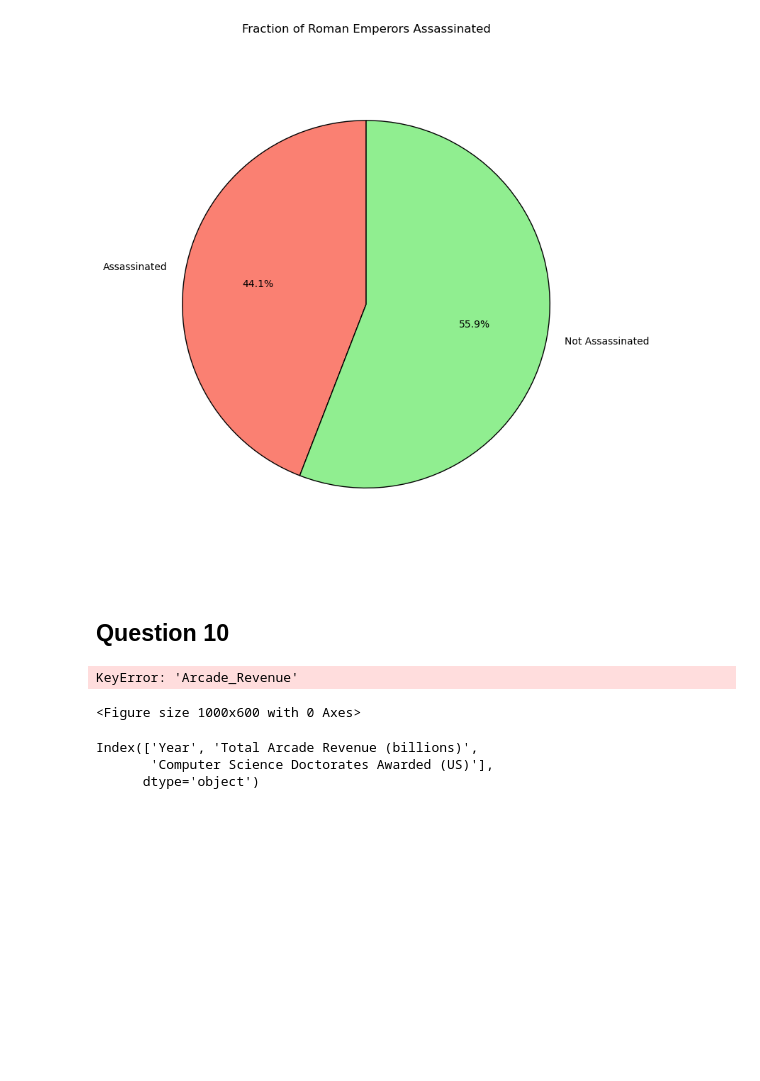
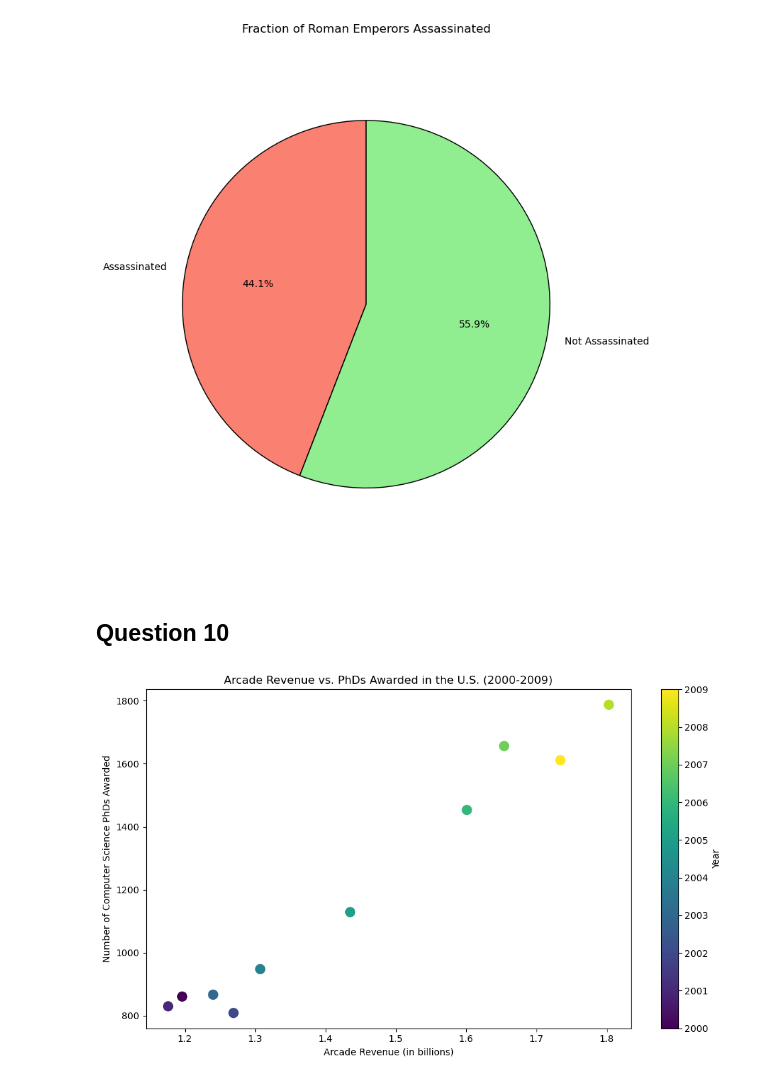
Before and after one commit to abhindevasia01/abhin.devasia.BDAT1004PS3, a Jupyter notebook: ProblemSet3.ipynb, the cells around one changed output. Saved outputs shown, nothing was run; the diff lists cells and outputs as text; code cells hidden in the pictures; blank space fills up the shorter version.

```diff
--- a/ProblemSet3.ipynb
+++ b/ProblemSet3.ipynb
@@ -878,30 +878,21 @@ plt.show()
 # %%
 import matplotlib.pyplot as plt
 import pandas as pd
-data=pd.read_csv('arcade-revenue-vs-cs-doctorates.csv')
+
+data = pd.read_csv('arcade-revenue-vs-cs-doctorates.csv')
 revenue = pd.DataFrame(data)
 
-# Create a scatter plot
 plt.figure(figsize=(10, 6))
-plt.scatter(revenue['Arcade_Revenue'], revenue['PhDs_Awarded'], c=revenue['Year'], cmap='viridis', s=100)
+plt.scatter(revenue['Total Arcade Revenue (billions)'], revenue['Computer Science Doctorates Awarded (US)'],
+            c=revenue['Year'], cmap='viridis', s=100)
 
-# Labeling the axes and the title
-plt.xlabel('Arcade Revenue (in millions)')
+plt.xlabel('Arcade Revenue (in billions)')
 plt.ylabel('Number of Computer Science PhDs Awarded')
 plt.title('Arcade Revenue vs. PhDs Awarded in the U.S. (2000-2009)')
 
-# Adding a color bar to indicate the year
 plt.colorbar(label='Year')
 
-# Show the plot
 plt.tight_layout()
 plt.show()
 # %% [output]
-KeyError: 'Arcade_Revenue'
-<Figure size 1000x600 with 0 Axes>
+[figure, added]
-# %%
-print(revenue.columns)
-# %% [output]
-Index(['Year', 'Total Arcade Revenue (billions)',
-       'Computer Science Doctorates Awarded (US)'],
-      dtype='object')
```
